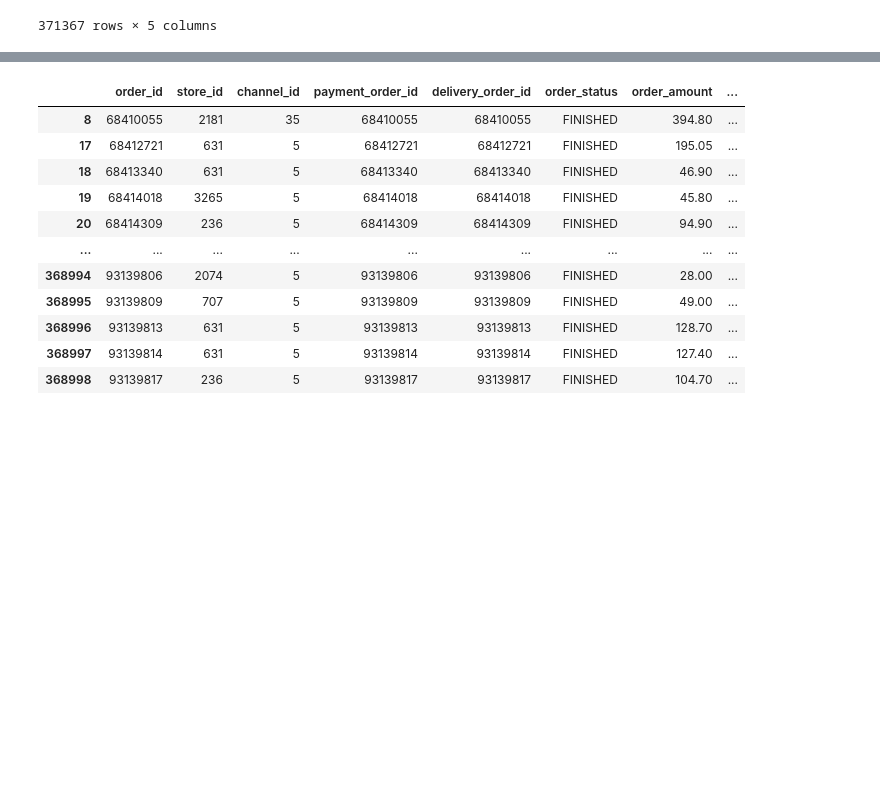
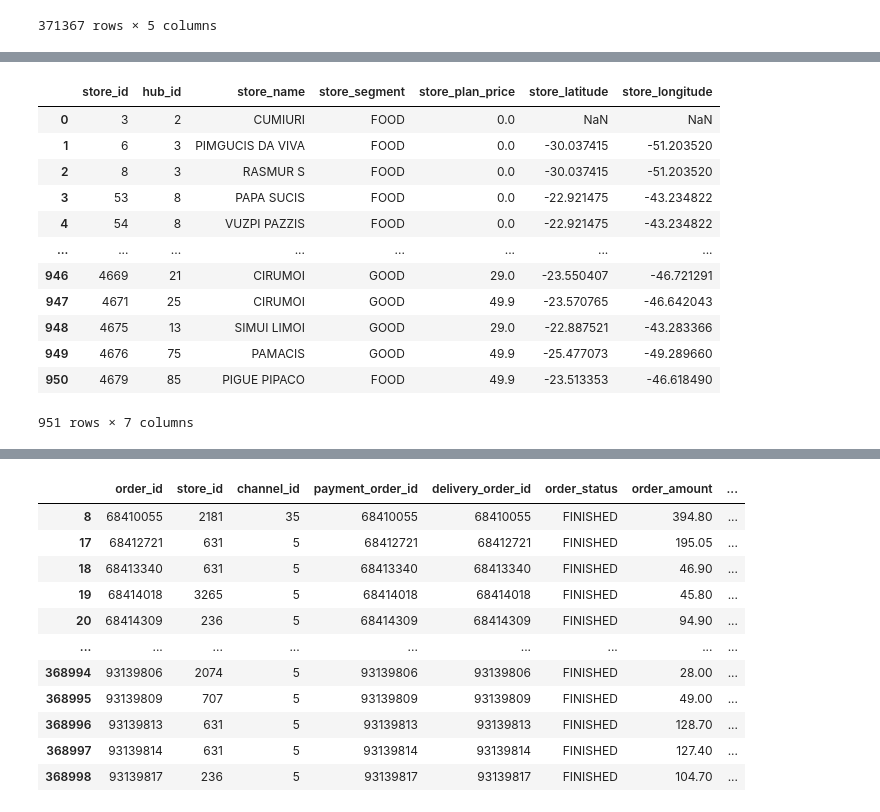
Before and after one commit to EmanuelHark12/Python_Analysis, a Jupyter notebook: notebooks/delivery/01_delivery.ipynb, the cells around one changed output, grey strips where cells are left out. Cells and saved outputs as stored; diff of their text form; code cells hidden in the pictures; blank space fills up the shorter version.

```diff
--- a/notebooks/delivery/01_delivery.ipynb
+++ b/notebooks/delivery/01_delivery.ipynb
@@ -179,2 +244,18 @@ top_10_drivers
+# %%
+stores
+# %% [output]
+|  | store_id | hub_id | store_name | store_segment | store_plan_price | store_latitude | store_longitude |
+| 0 | 3 | 2 | CUMIURI | FOOD | 0.0 | NaN | NaN |
+| 1 | 6 | 3 | PIMGUCIS DA VIVA | FOOD | 0.0 | -30.037415 | -51.203520 |
+| 2 | 8 | 3 | RASMUR S | FOOD | 0.0 | -30.037415 | -51.203520 |
+| 3 | 53 | 8 | PAPA SUCIS | FOOD | 0.0 | -22.921475 | -43.234822 |
+| 4 | 54 | 8 | VUZPI PAZZIS | FOOD | 0.0 | -22.921475 | -43.234822 |
+| ... | ... | ... | ... | ... | ... | ... | ... |
+| 946 | 4669 | 21 | CIRUMOI | GOOD | 29.0 | -23.550407 | -46.721291 |
+| 947 | 4671 | 25 | CIRUMOI | GOOD | 49.9 | -23.570765 | -46.642043 |
+| 948 | 4675 | 13 | SIMUI LIMOI | GOOD | 29.0 | -22.887521 | -43.283366 |
+| 949 | 4676 | 75 | PAMACIS | GOOD | 49.9 | -25.477073 | -49.289660 |
+| 950 | 4679 | 85 | PIGUE PIPACO | FOOD | 49.9 | -23.513353 | -46.618490 |
+951 rows × 7 columns
 # %%
 orders_finished = orders[orders["order_status"] != "CANCELED"]
```
Also changed, not shown: parts of 10 cells of this notebook, 1 other file.
